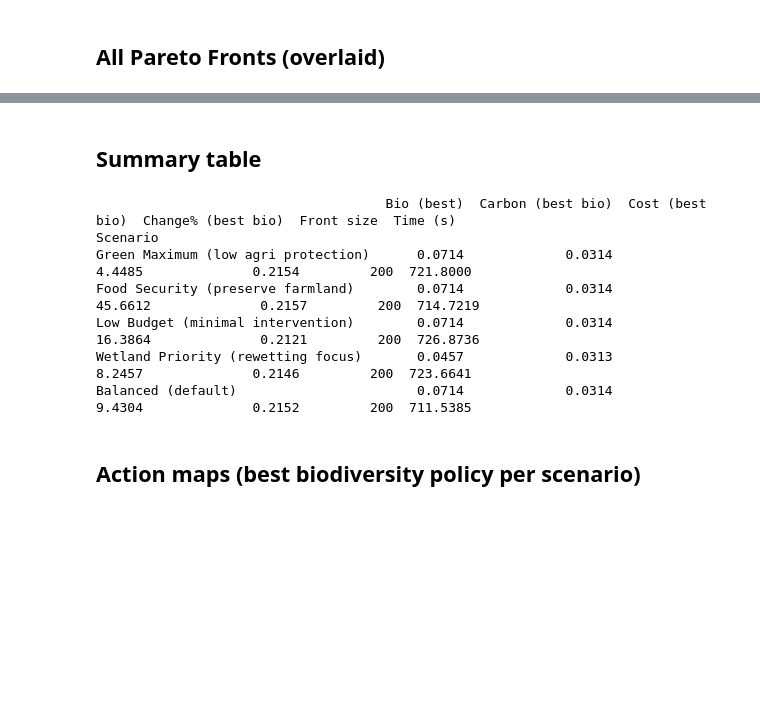
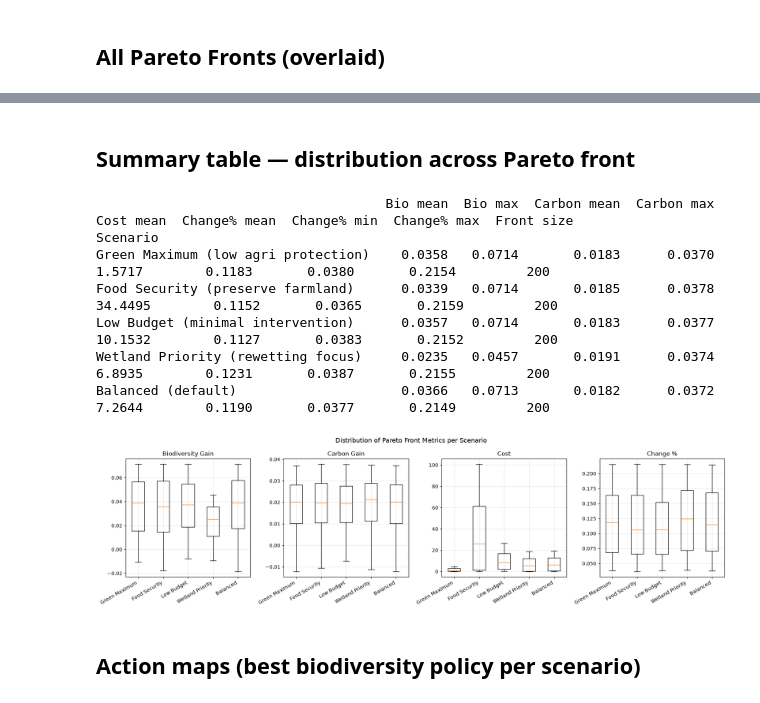
Before and after one commit to RRisto/et-landuse, a Jupyter notebook: notebooks/10_scenario_comparison.ipynb, the cells around one changed output, grey strips where cells are left out. Cells and saved outputs as stored; diff of their text form; code cells hidden in the pictures; blank space fills up the shorter version.

```diff
--- a/notebooks/10_scenario_comparison.ipynb
+++ b/notebooks/10_scenario_comparison.ipynb
@@ -341,28 +232,50 @@ plt.show()
 # %% [markdown]
-## Summary table
+## Summary table — distribution across Pareto front
 # %%
+# Show mean/median/range for entire front, not just one extreme point
 summary_rows = []
 for name, pdf in pareto_dfs.items():
-    best_bio = pdf.loc[pdf["biodiversity_gain"].idxmax()]
     summary_rows.append({
         "Scenario": SCENARIOS[name],
-        "Bio (best)": best_bio["biodiversity_gain"],
-        "Carbon (best bio)": best_bio["carbon_gain"],
-        "Cost (best bio)": best_bio["cost"],
-        "Change% (best bio)": best_bio["changed_pct"],
+        "Bio mean": pdf["biodiversity_gain"].mean(),
+        "Bio max": pdf["biodiversity_gain"].max(),
+        "Carbon mean": pdf["carbon_gain"].mean(),
+        "Carbon max": pdf["carbon_gain"].max(),
+        "Cost mean": pdf["cost"].mean(),
+        "Change% mean": pdf["changed_pct"].mean(),
+        "Change% min": pdf["changed_pct"].min(),
+        "Change% max": pdf["changed_pct"].max(),
         "Front size": len(pdf),
-        "Time (s)": results[name]["time"],
     })
 summary = pd.DataFrame(summary_rows).set_index("Scenario")
 print(summary.to_string(float_format="{:.4f}".format))
 # %% [output]
-                                     Bio (best)  Carbon (best bio)  Cost (best bio)  Change% (best bio)  Front size  Time (s)
+                                     Bio mean  Bio max  Carbon mean  Carbon max  Cost mean  Change% mean  Change% min  Change% max  Front size
 Scenario
-Green Maximum (low agri protection)      0.0714             0.0314           4.4485              0.2154         200  721.8000
-Food Security (preserve farmland)        0.0714             0.0314          45.6612              0.2157         200  714.7219
-Low Budget (minimal intervention)        0.0714             0.0314          16.3864              0.2121         200  726.8736
-Wetland Priority (rewetting focus)       0.0457             0.0313           8.2457              0.2146         200  723.6641
-Balanced (default)                       0.0714             0.0314           9.4304              0.2152         200  711.5385
+Green Maximum (low agri protection)    0.0358   0.0714       0.0183      0.0370     1.5717        0.1183       0.0380       0.2154         200
+Food Security (preserve farmland)      0.0339   0.0714       0.0185      0.0378    34.4495        0.1152       0.0365       0.2159         200
+Low Budget (minimal intervention)      0.0357   0.0714       0.0183      0.0377    10.1532        0.1127       0.0383       0.2152         200
+Wetland Priority (rewetting focus)     0.0235   0.0457       0.0191      0.0374     6.8935        0.1231       0.0387       0.2155         200
+Balanced (default)                     0.0366   0.0713       0.0182      0.0372     7.2644        0.1190       0.0377       0.2149         200
+# %%
+# Box plot comparison
+fig, axes = plt.subplots(1, 4, figsize=(18, 5))
+metrics = ["biodiversity_gain", "carbon_gain", "cost", "changed_pct"]
+titles = ["Biodiversity Gain", "Carbon Gain", "Cost", "Change %"]
+
+for ax, metric, title in zip(axes, metrics, titles):
+    data = [pareto_dfs[name][metric].values for name in SCENARIOS.keys()]
+    ax.boxplot(data)
+    ax.set_xticklabels([s.split("(")[0].strip() for s in SCENARIOS.values()],
+                       rotation=30, ha="right")
+    ax.set_title(title)
+    ax.grid(True, alpha=0.3)
+
+plt.suptitle("Distribution of Pareto Front Metrics per Scenario", fontsize=13)
+plt.tight_layout()
+plt.show()
+# %% [output]
+[figure, added]
 # %% [markdown]
 ## Action maps (best biodiversity policy per scenario)
 # %%
```
Also changed, not shown: parts of 6 cells of this notebook.
